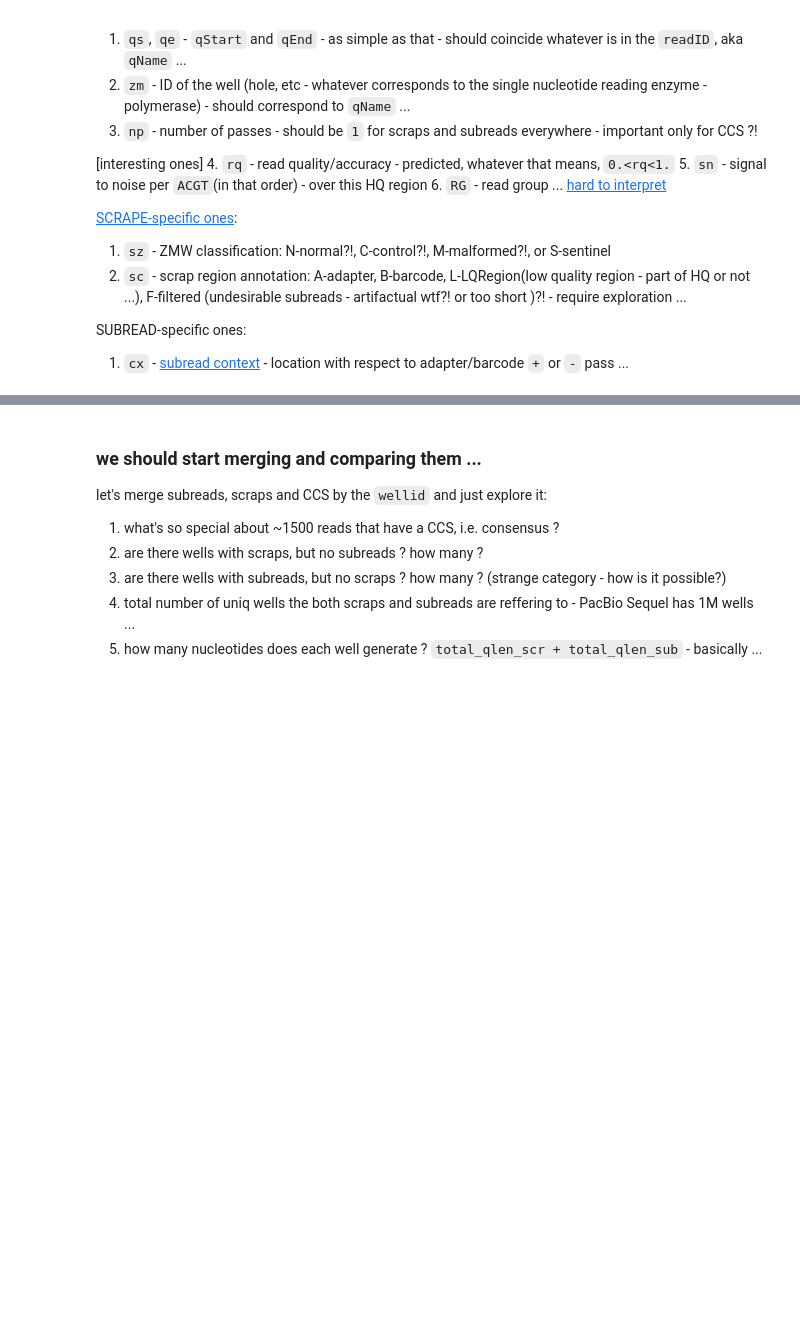
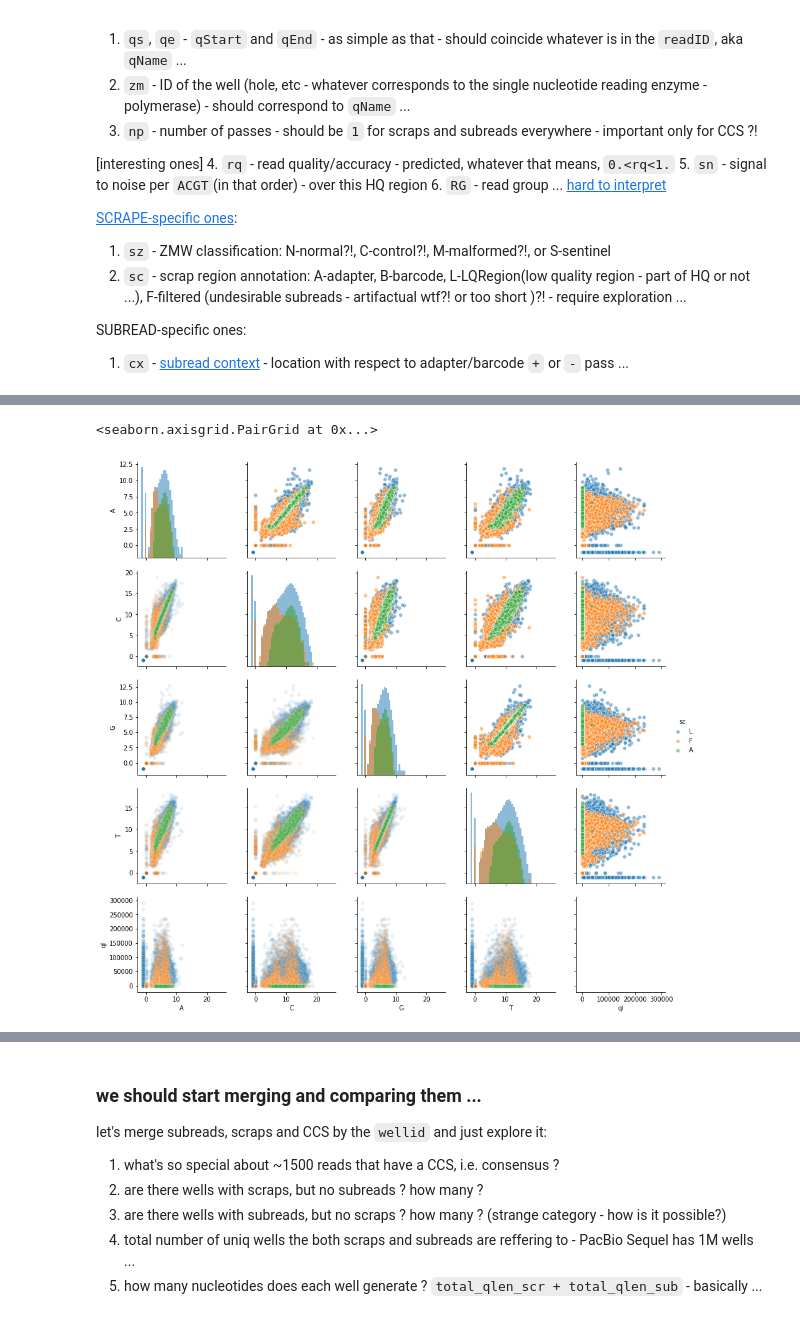
Before and after one commit to dekkerlab/experimental, a Jupyter notebook: notebooks/pb-explore.ipynb, the cells around one changed output, grey strips where cells are left out. Saved outputs shown, nothing was run; the diff lists cells and outputs as text; code cells hidden in the pictures; blank space fills up the shorter version.

```diff
--- a/notebooks/pb-explore.ipynb
+++ b/notebooks/pb-explore.ipynb
@@ -128,0 +293,30 @@ scrap_df = wellstats_raw(scraps)
+# %%
+# SOME OTHER TYPES OF PAIRWISE SCATTERS ...
+
+# just looking at a pairwise relationship between signal-to-noise fro ACTG ...
+# whatever that means ...
+g = sns.PairGrid(scr_sn_df.sample(frac=0.05), vars=list('ACGT')+['ql'], hue='sc', diag_sharey=False)
+g.map_lower(sns.scatterplot,alpha=0.1)
+g.map_upper(sns.scatterplot,alpha=0.5)
+g.map_diag(plt.hist,alpha=0.5,bins=bins,log=True)
+g.add_legend()
+
+# # just looking at a pairwise relationship between signal-to-noise fro ACTG ...
+# # whatever that means ...
+# g = sns.PairGrid(scrap_sn.sample(frac=0.01)[list('ACGT')+['rq']].astype(acgt_dt), vars=list('ACGT'), hue='rq', diag_sharey=False)
+# g.map_lower(sns.kdeplot)
+# g.map_upper(sns.scatterplot)
+# g.map_diag(sns.kdeplot, lw=3)
+
+# g = sns.PairGrid(scrap_sn.sample(frac=0.062)[list('ACGT')+['sc']].astype(acgt_dt), vars=list('ACGT'), hue='sc', diag_sharey=False)
+# # g.map_lower(sns.kdeplot)
+# g.map_upper(sns.scatterplot, alpha=0.5)
+# g.map_diag(plt.hist,bins=bins,alpha=0.5,log=False)
+# g.add_legend()
+
+# bins=np.linspace(-1.5,25,50)
+# pd.plotting.scatter_matrix(scrap_sn.sample(frac=0.01)[list('ACGT')].astype(acgt_dt),hist_kwds={'bins':bins})
+# pd.plotting.scatter_matrix(subreads_sn.sample(frac=0.1)[list('ACGT')].astype(acgt_dt),hist_kwds={'bins':bins})
+# %% [output]
+<seaborn.axisgrid.PairGrid at 0x...>
+[figure, added]
```
Also changed, not shown: parts of 48 cells of this notebook.
